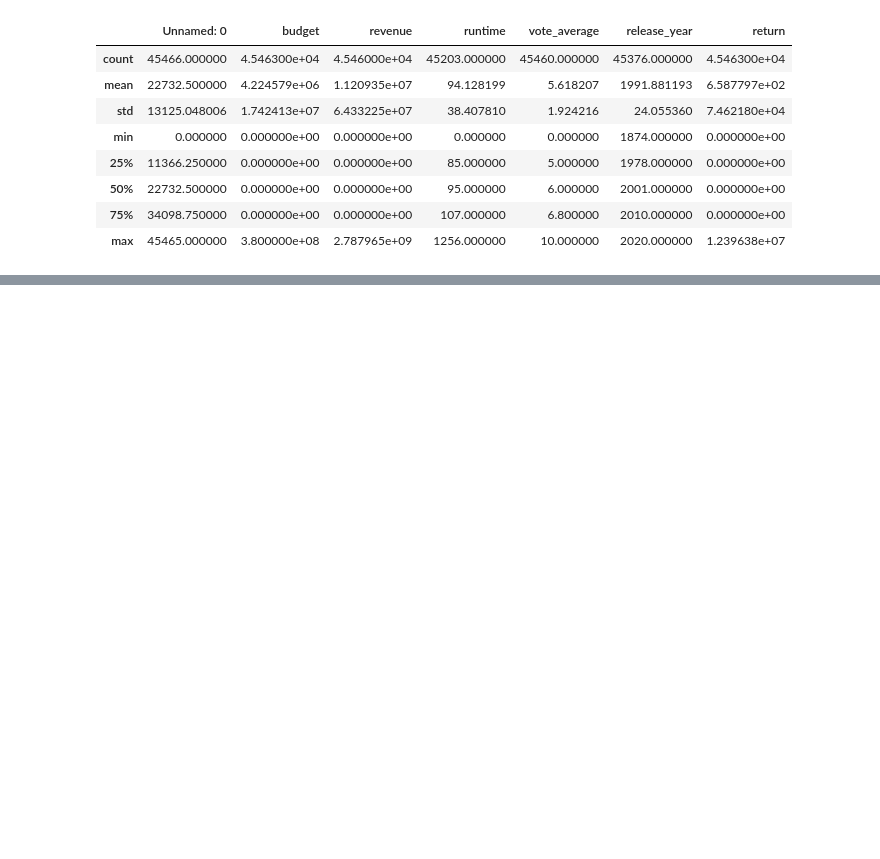
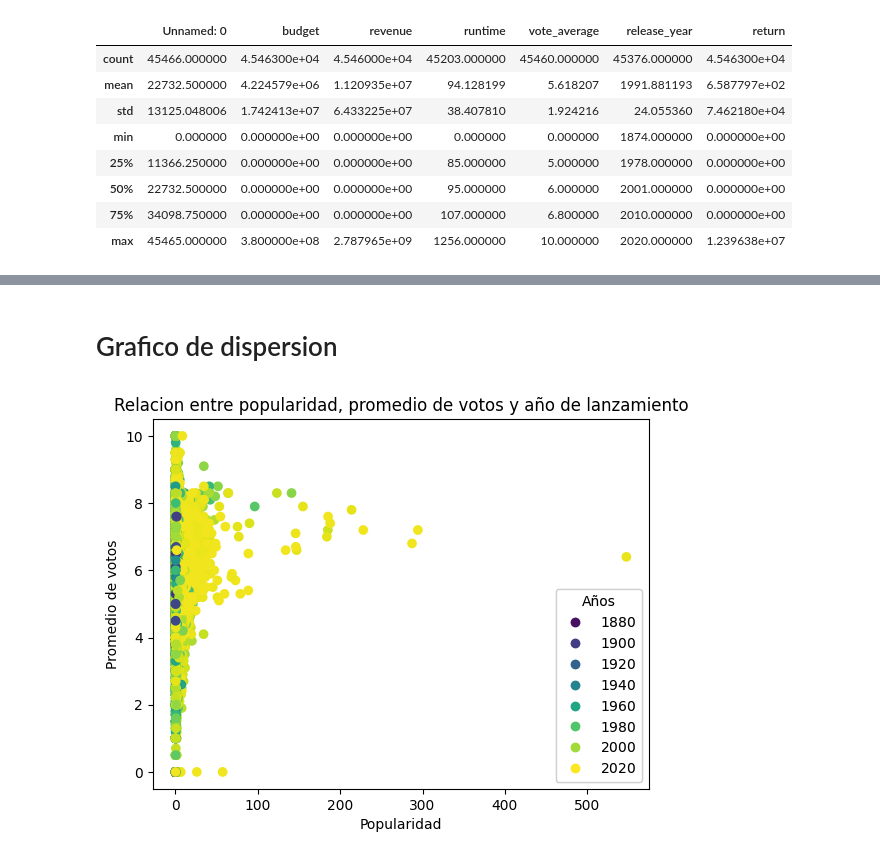
Before and after one commit to Stefany20/Proyecto_ML_Ops, a Jupyter notebook: EDA -Recomendacion/EDA.ipynb, the cells around one changed output, grey strips where cells are left out. Cells and saved outputs as stored; diff of their text form; code cells hidden in the pictures; blank space fills up the shorter version.

```diff
--- a/EDA -Recomendacion/EDA.ipynb
+++ b/EDA -Recomendacion/EDA.ipynb
@@ -72,0 +150,24 @@ dtype: int64
+# %% [markdown]
+# Grafico de dispersion
+# %%
+#declaramos las variables
+x = data["popularity"]
+y = data["vote_average"]
+colors = data["release_year"]
+
+#creamos la grafica
+fig, ax = plt.subplots()
+scatter = ax.scatter(x,y ,c=colors)
+
+ax.set_xlabel("Popularidad")
+ax.set_ylabel("Promedio de votos")
+ax.set_title("Relacion entre popularidad, promedio de votos y año de lanzamiento")
+
+#agregamos la barra de color
+legend = ax.legend(*scatter.legend_elements(),
+                loc="lower right", title="Años")
+ax.add_artist(legend)
+
+plt.show()
+# %% [output]
+[figure, added]
```
Also changed, not shown: parts of 13 cells of this notebook.
